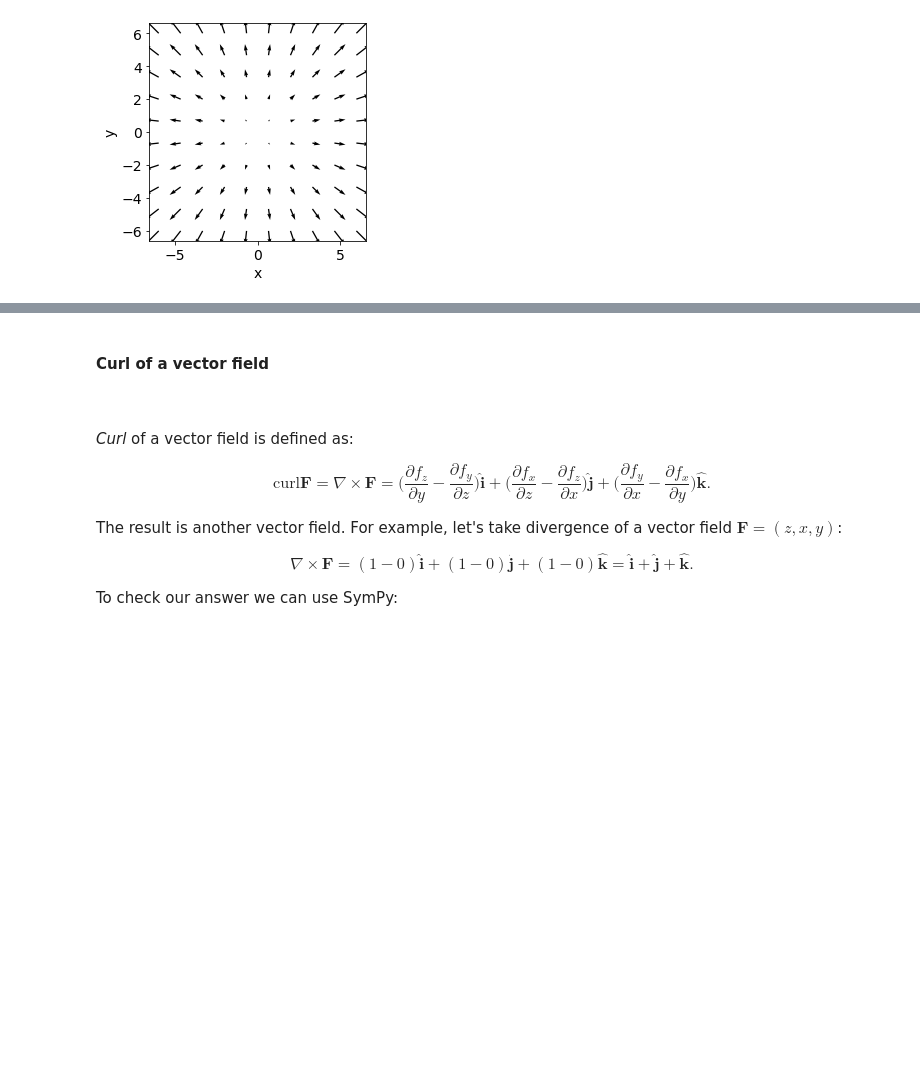
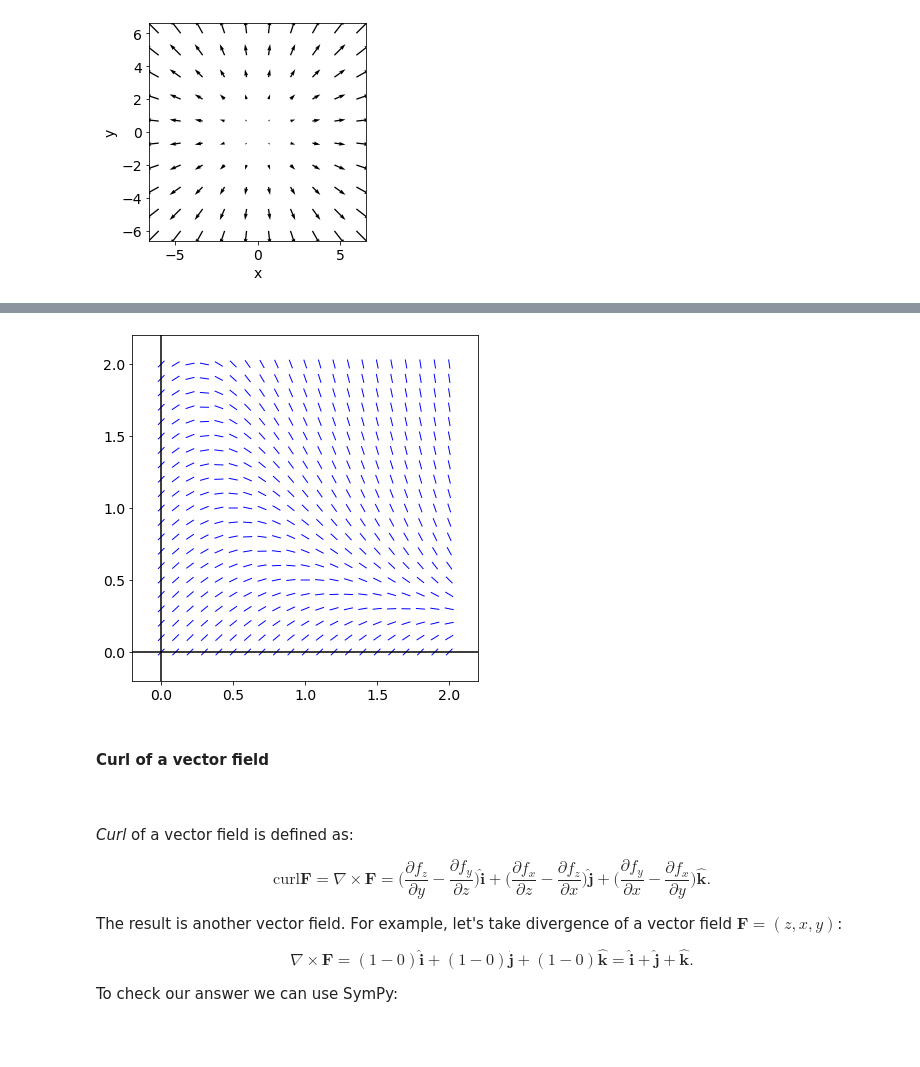
Before and after one commit to acse-0e251b1d/pre-sessional-learning-materials, a Jupyter notebook: Primer-on-Programming-in-Python-MathematicalComputational-Techniques/3.mathematics/1.vector-and-calculus/1Vector_calculus.ipynb, the cells around one changed output, grey strips where cells are left out. Drawn from its saved outputs; the diff is of its cells as text; code cells hidden in the pictures; blank space fills up the shorter version.

````diff
--- a/Primer-on-Programming-in-Python-MathematicalComputational-Techniques/3.mathematics/1.vector-and-calculus/1Vector_calculus.ipynb
+++ b/Primer-on-Programming-in-Python-MathematicalComputational-Techniques/3.mathematics/1.vector-and-calculus/1Vector_calculus.ipynb
@@ -510,3 +528,26 @@ plt.show()
+# %%
+import numpy as np
+import matplotlib.pyplot as plt
+
+t = np.linspace(0,2,21)
+y = np.linspace(0,2,21)
+t, y = np.meshgrid(t,y)
+dt = 1.0
+dy = 1.0 - 2.0*t*y
+L = np.sqrt(dt*dt+dy*dy)
+dt = dt/L
+dy = dy/L
+
+fig  = plt.figure(figsize=(6, 6))
+ax = fig.add_axes([0.1,0.1,0.8,0.8])
+ax.set_xlim([-0.2,2.2])
+ax.set_ylim([-0.2,2.2])
+ax.add_line(plt.Line2D((-0.2,2.2), (0.0,0.0), color='black'))
+ax.add_line(plt.Line2D((0.0, 0.0), (-0.2,2.2), color='black'))
+plt.quiver(t, y, dt, dy, pivot='middle', headwidth=1, headlength=0.01, color='blue')
+plt.show()
+# %% [output]
+[figure, added]
 # %% [markdown]
 #### Curl of a vector field
 ```{index} Curl of a vector field
````
Also changed, not shown: parts of 7 cells of this notebook, 23 other files.
